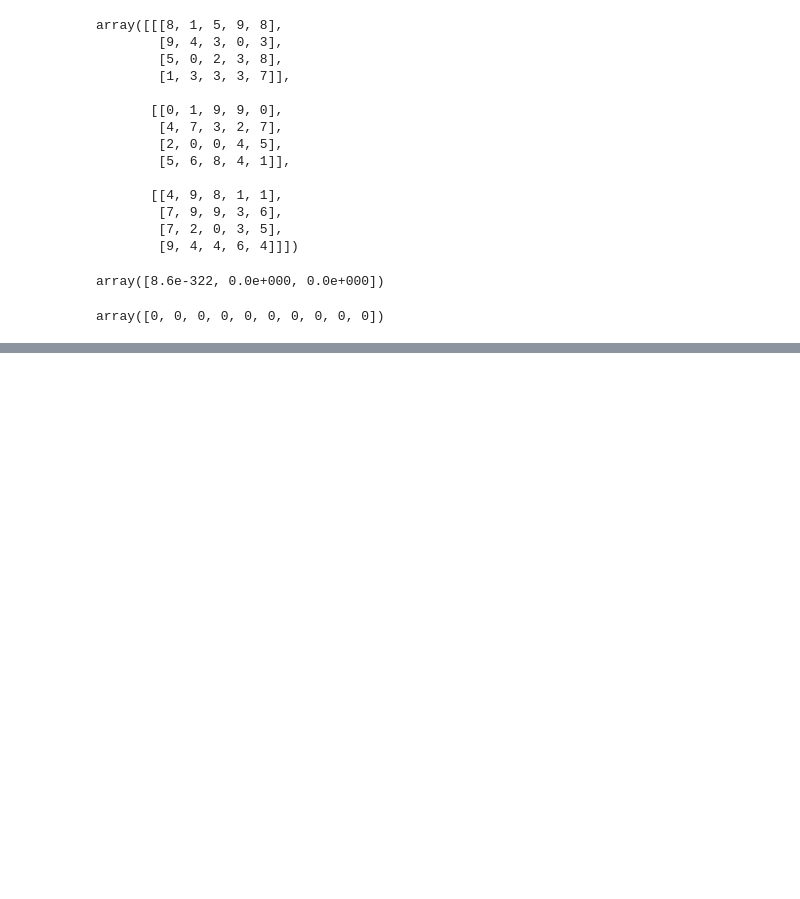
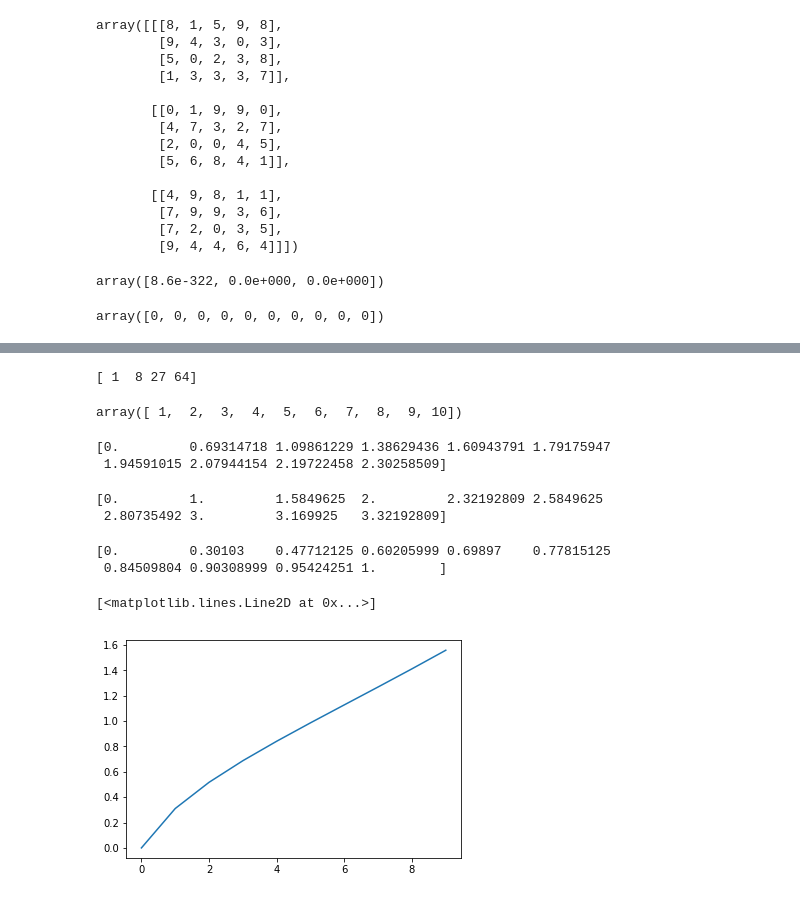
Before and after one commit to mfarooq28/PythonLabs, a Jupyter notebook: Practice-checkpoint.ipynb, the cells around one changed output, grey strips where cells are left out. Cells and saved outputs as stored; diff of their text form; code cells hidden in the pictures; blank space fills up the shorter version.

```diff
--- a/Practice-checkpoint.ipynb
+++ b/Practice-checkpoint.ipynb
@@ -255,0 +708,33 @@ array([0, 0, 0, 0, 0, 0, 0, 0, 0, 0])
+# %%
+print(np.power(y,3))
+# %% [output]
+[ 1  8 27 64]
+# %%
+z = [1,2,3,4,5,6,7,8,9,10]
+np.array(z)
+# %% [output]
+array([ 1,  2,  3,  4,  5,  6,  7,  8,  9, 10])
+# %%
+print(np.log(z))
+# %% [output]
+[0.         0.69314718 1.09861229 1.38629436 1.60943791 1.79175947
+ 1.94591015 2.07944154 2.19722458 2.30258509]
+# %%
+print(np.log2(z))
+# %% [output]
+[0.         1.         1.5849625  2.         2.32192809 2.5849625
+ 2.80735492 3.         3.169925   3.32192809]
+# %%
+k = np.log10(z)
+print(k)
+# %% [output]
+[0.         0.30103    0.47712125 0.60205999 0.69897    0.77815125
+ 0.84509804 0.90308999 0.95424251 1.        ]
+# %%
+%matplotlib inline
+import matplotlib.pyplot as plt
+j = np.tan(k)
+plt.plot(j)
+# %% [output]
+[<matplotlib.lines.Line2D at 0x...>]
+[figure, added]
```
Also changed, not shown: parts of 74 cells of this notebook.
